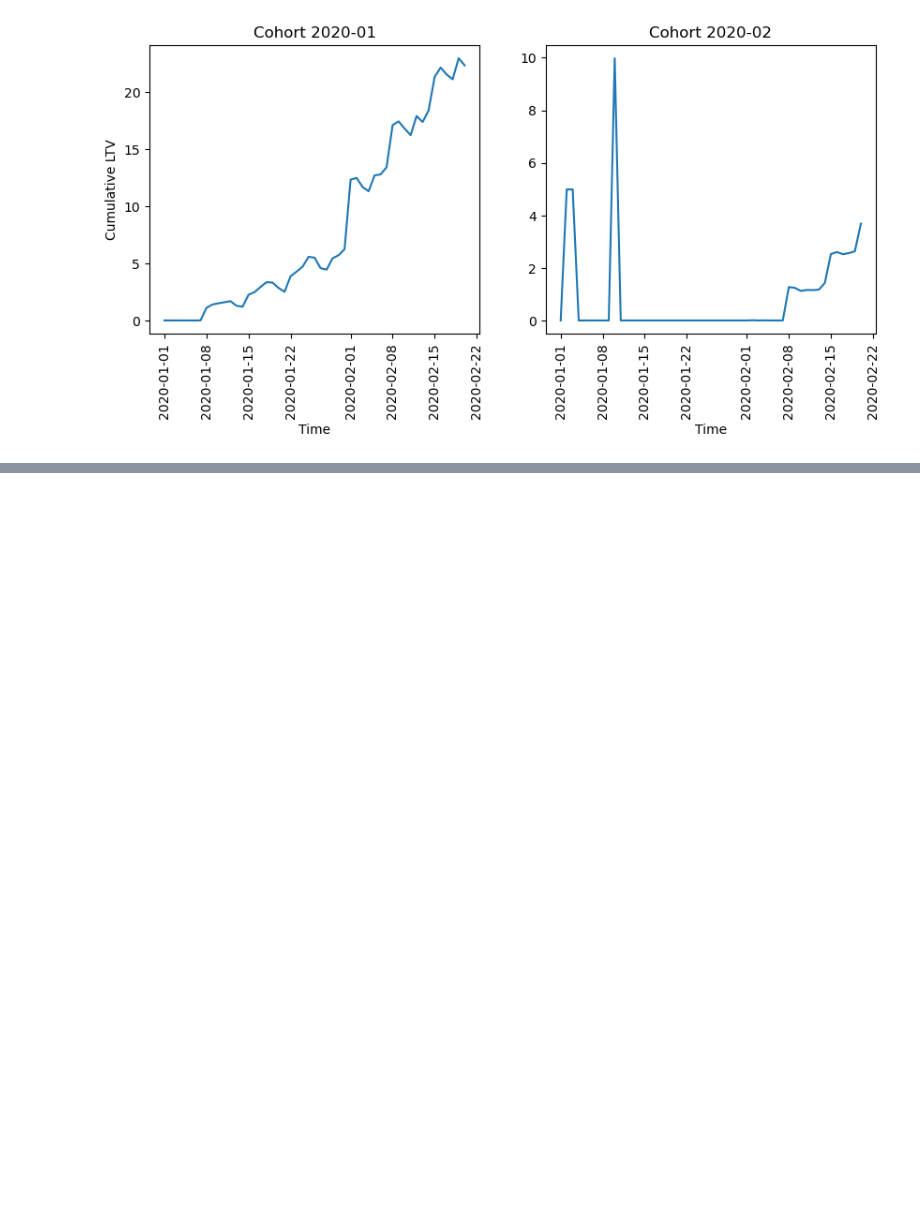
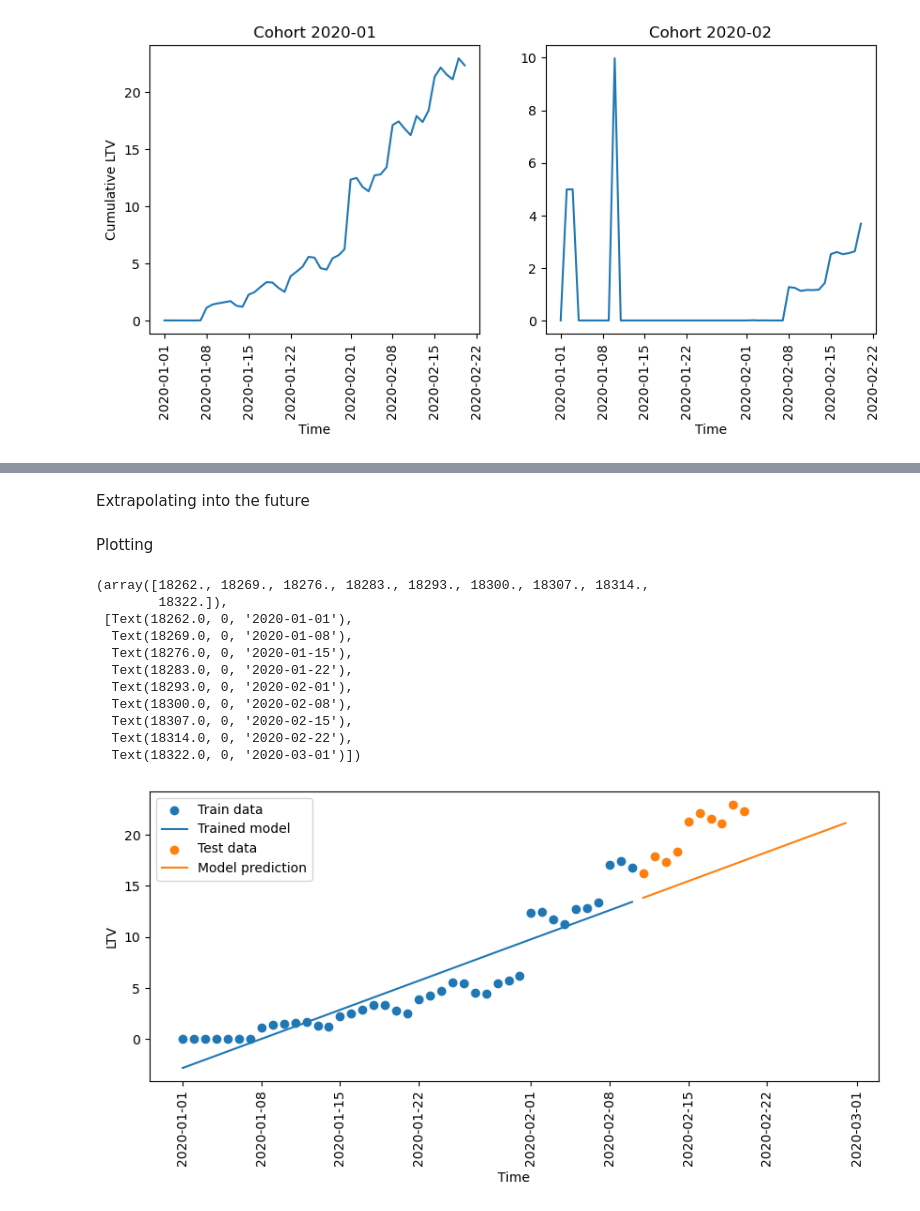
Before and after one commit to agoncharova/Cohort_analysis_and_LTV_prediction, a Jupyter notebook: Cohort_analysis_and_prediction.ipynb, the cells around one changed output, grey strips where cells are left out. Drawn from its saved outputs; the diff is of its cells as text; code cells hidden in the pictures; blank space fills up the shorter version.

Commit message:
linear least-squares regression

```diff
--- a/Cohort_analysis_and_prediction.ipynb
+++ b/Cohort_analysis_and_prediction.ipynb
@@ -261,0 +269,7 @@ plt.xticks(rotation=90)
+# %%
+X = np.array([xx.value for xx in time_array]).reshape(-1,1)
+y = ltv[coh_1_key]
+
+X_train, X_test, y_train, y_test = train_test_split(X, y, test_size=10, shuffle=False)
+
+regressor = LinearRegression().fit(X_train, y_train)
@@ -261,0 +286,39 @@ plt.xticks(rotation=90)
+# %%
+tt_train = np.array([Timestamp(xx) for xx in X_train[:,0]])
+tt_test = np.array([Timestamp(xx) for xx in X_test[:,0]])
+# %%
+y_pred_train = regressor.predict(X_train)
+# %% [markdown]
+ Extrapolating into the future
+# %%
+X_to_future = np.array(X_test.tolist()+[[1582934400000000000]])
+tt_to_future = np.array([Timestamp(xx) for xx in X_to_future[:,0]])
+y_to_future = regressor.predict(X_to_future)
+# %% [markdown]
+Plotting
+# %%
+plt.figure(figsize=(10,4))
+
+plt.scatter(tt_train, y_train, label='Train data')
+plt.plot(tt_train, y_pred_train, label='Trained model')
+plt.scatter(tt_test, y_test, label='Test data')
+#plt.plot(tt_test, y_pred, label='Model prediction')
+plt.plot(tt_to_future, y_to_future, label='Model prediction')
+
+plt.xlabel('Time')
+plt.ylabel('LTV')
+plt.legend()
+plt.xticks(rotation=90)
+# %% [output]
+(array([18262., 18269., 18276., 18283., 18293., 18300., 18307., 18314.,
+        18322.]),
+ [Text(18262.0, 0, '2020-01-01'),
+  Text(18269.0, 0, '2020-01-08'),
+  Text(18276.0, 0, '2020-01-15'),
+  Text(18283.0, 0, '2020-01-22'),
+  Text(18293.0, 0, '2020-02-01'),
+  Text(18300.0, 0, '2020-02-08'),
+  Text(18307.0, 0, '2020-02-15'),
+  Text(18314.0, 0, '2020-02-22'),
+  Text(18322.0, 0, '2020-03-01')])
+[figure, added]
```
Also changed, not shown: parts of 4 cells of this notebook.
